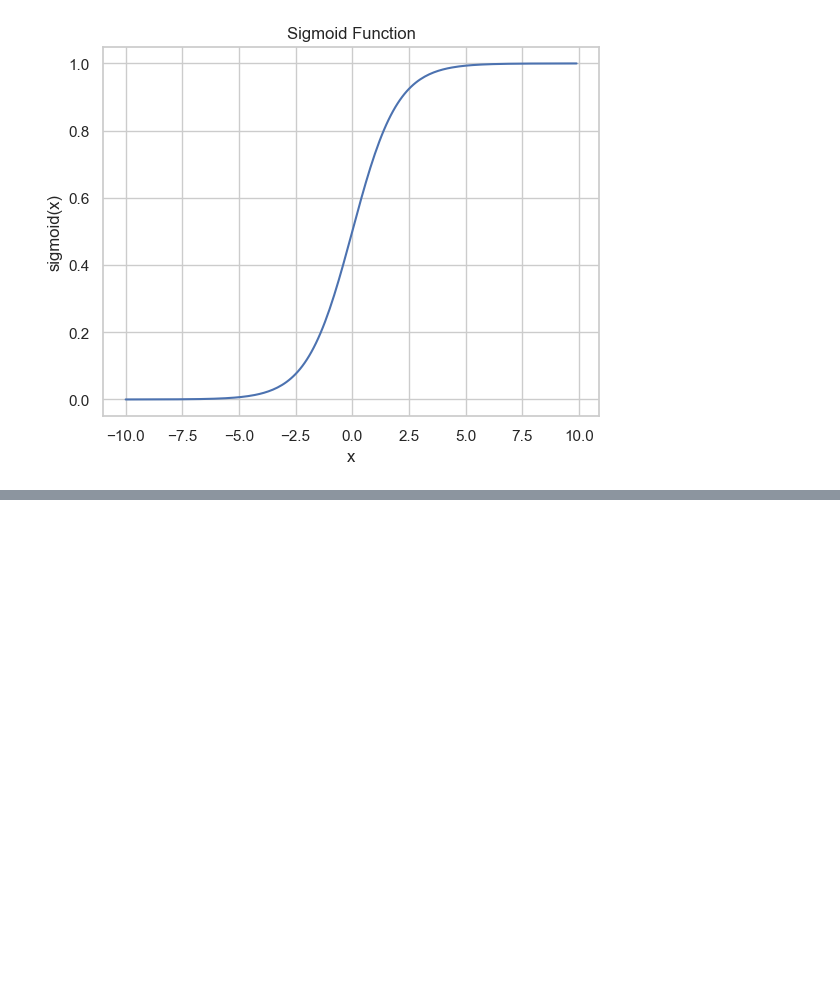
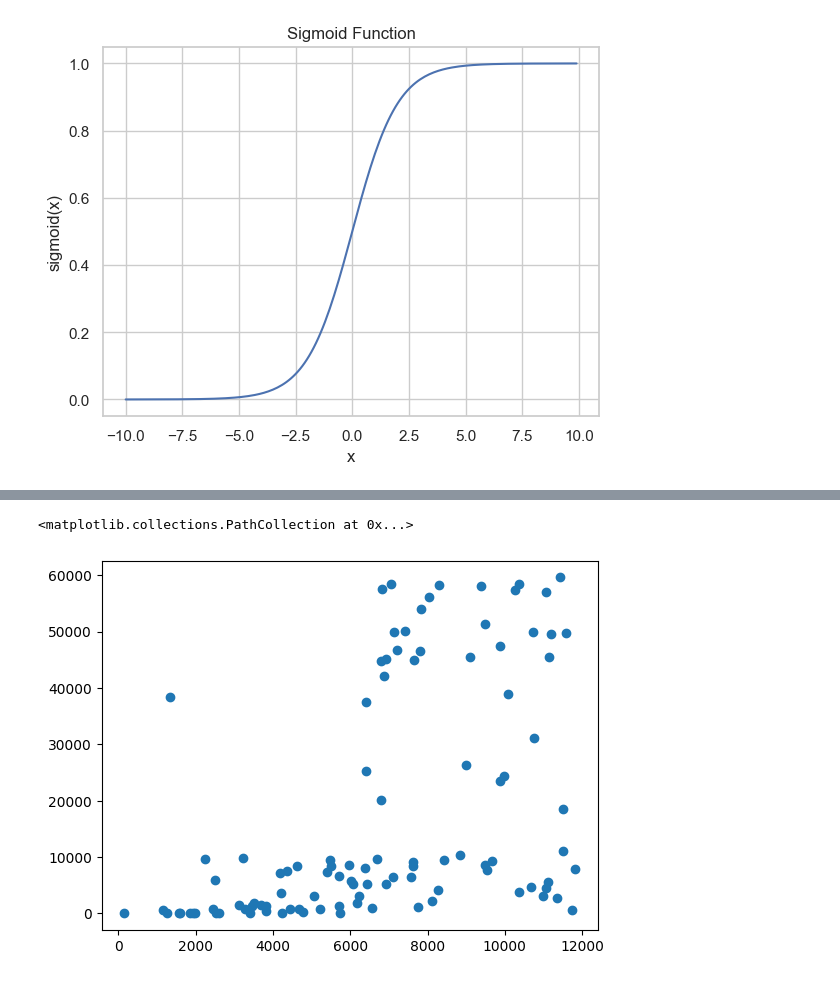
Before and after one commit to rajeesing/ipynb, a Jupyter notebook: MachineLearning.ipynb, the cells around one changed output, grey strips where cells are left out. Cells and saved outputs as stored; diff of their text form; code cells hidden in the pictures; blank space fills up the shorter version.

```diff
--- a/MachineLearning.ipynb
+++ b/MachineLearning.ipynb
@@ -364,0 +416,3 @@ plt.show()
+# %%
+cardata = pd.read_csv("cars.csv")
+cardata.head()
@@ -364,0 +426,7 @@ plt.show()
+# %%
+#let's plot the scatter plot income vs debt
+car_filter = cardata[cardata["age"] > 55]
+plt.scatter(car_filter.income, car_filter.debt)
+# %% [output]
+<matplotlib.collections.PathCollection at 0x...>
+[figure, added]
```
Also changed, not shown: parts of 16 cells of this notebook, 8 other files.
